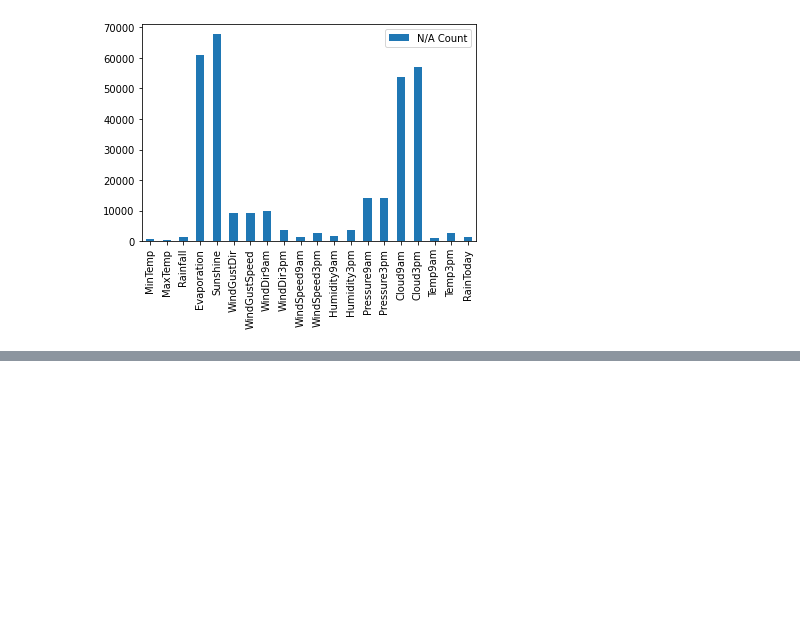
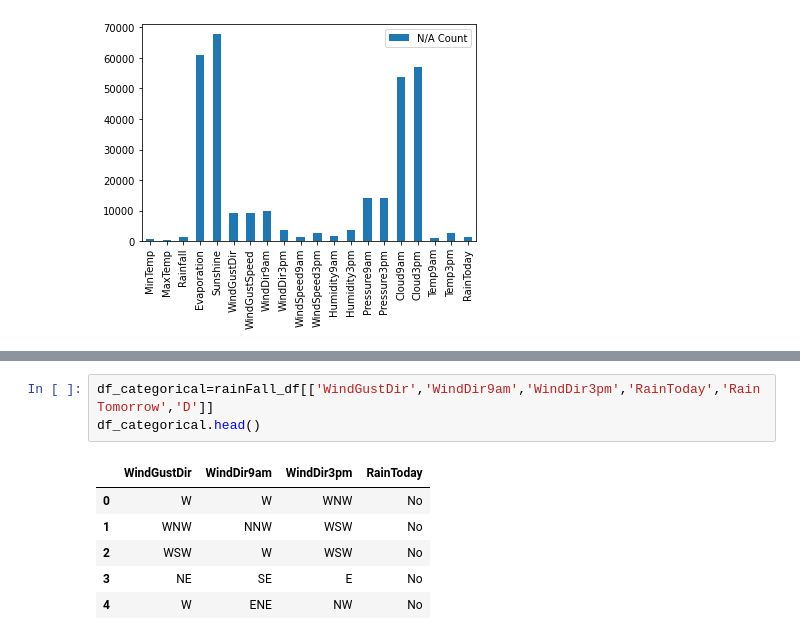
Before and after one commit to janeetazahid/ML-Projects, a Jupyter notebook: rainFall/rainfallPred.ipynb, the cells around one changed output, grey strips where cells are left out. Saved outputs shown, nothing was run; the diff lists cells and outputs as text; blank space fills up the shorter version.

```diff
--- a/rainFall/rainfallPred.ipynb
+++ b/rainFall/rainfallPred.ipynb
@@ -169,0 +196,10 @@ df_numerical=rainFall_df.drop(['Date','Location','WindGustDir','WindDir9am','Win
+# %%
+df_categorical=rainFall_df[['WindGustDir','WindDir9am','WindDir3pm','RainToday','RainTomorrow','D']]
+df_categorical.head()
+# %% [output]
+|  | WindGustDir | WindDir9am | WindDir3pm | RainToday |
+| 0 | W | W | WNW | No |
+| 1 | WNW | NNW | WSW | No |
+| 2 | WSW | W | WSW | No |
+| 3 | NE | SE | E | No |
+| 4 | W | ENE | NW | No |
```
Also changed, not shown: parts of 5 cells of this notebook.
